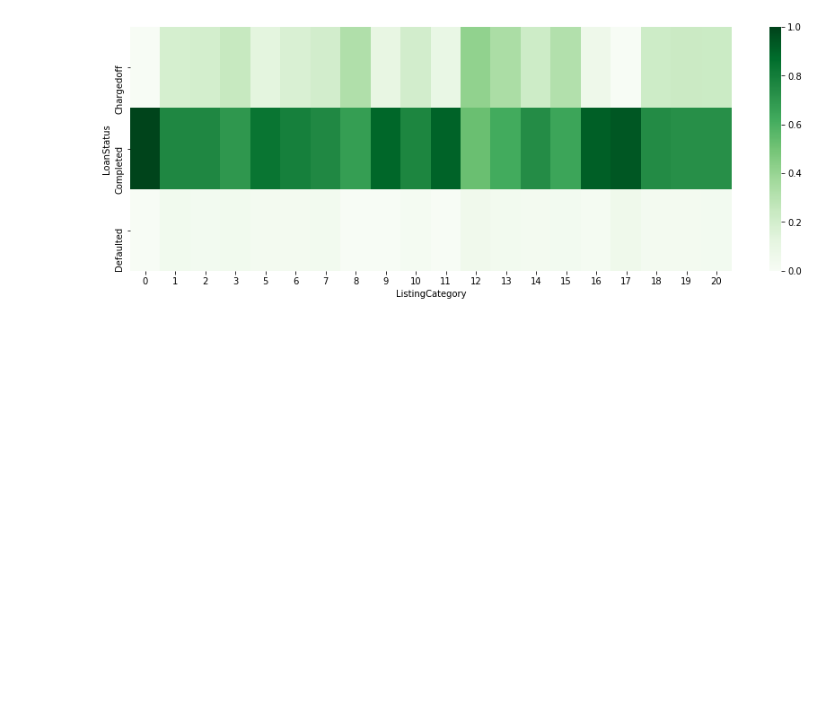
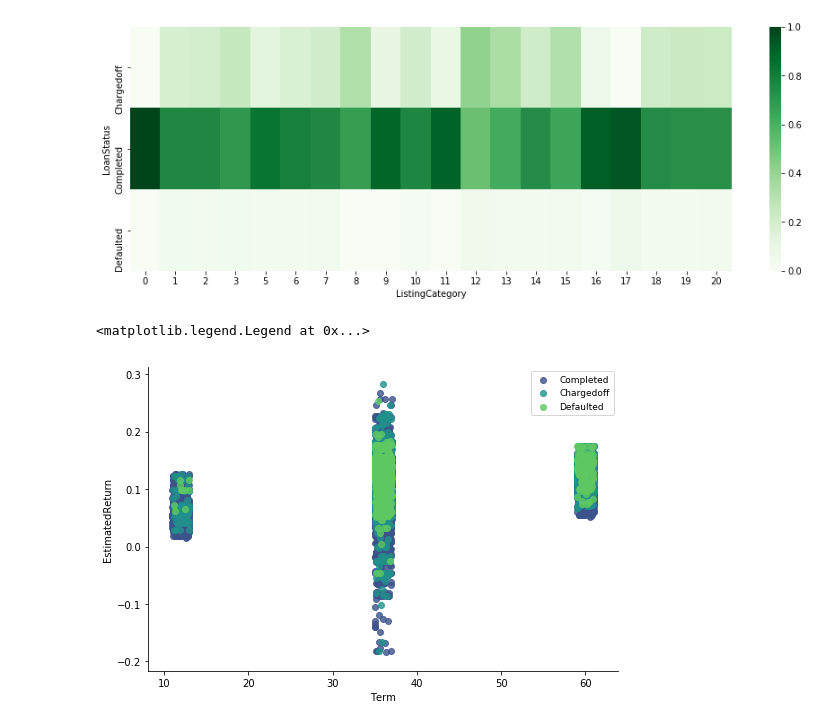
Before and after one commit to jovanmedfordDataAnalyst/loan-data-from-prosper, a Jupyter notebook: loan-analysis.ipynb, the cells around one changed output. Drawn from its saved outputs; the diff is of its cells as text; code cells hidden in the pictures; blank space fills up the shorter version.

Commit message:
feat: Add Scatter Plot of Term vs Estimated Return

```diff
--- a/loan-analysis.ipynb
+++ b/loan-analysis.ipynb
@@ -344,3 +337,11 @@ sns.heatmap(lprops, cmap="Greens")
 # %% [output]
 <matplotlib.axes._subplots.AxesSubplot at 0x...>
 [figure]
+# %%
+g = sns.FacetGrid(data = post_july, hue = 'LoanStatus', hue_order = ['Completed','Chargedoff','Defaulted'], size = 5, aspect = 1.5, palette="viridis")
+g.map(sns.regplot,"Term", "EstimatedReturn", fit_reg = False, x_jitter=True);
+plt.legend(loc=1, fontsize = 9)
+#plt.scatter(post_july["Term"],post_july["EstimatedReturn"])
+# %% [output]
+<matplotlib.legend.Legend at 0x...>
+[figure, added]
```
Also changed, not shown: parts of 2 cells of this notebook.
